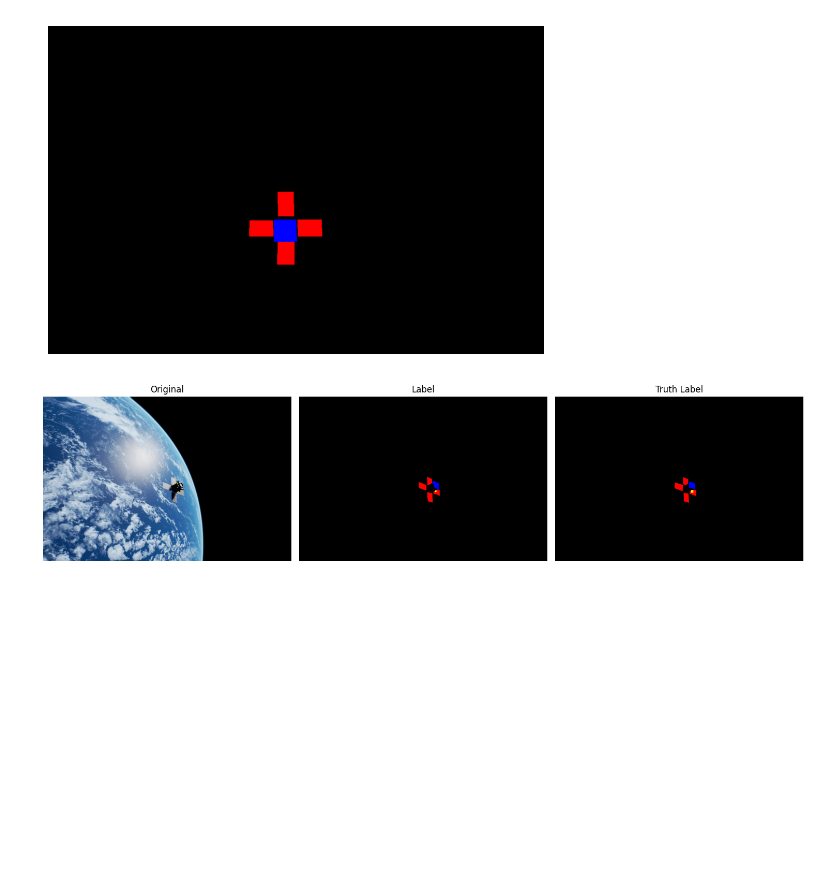
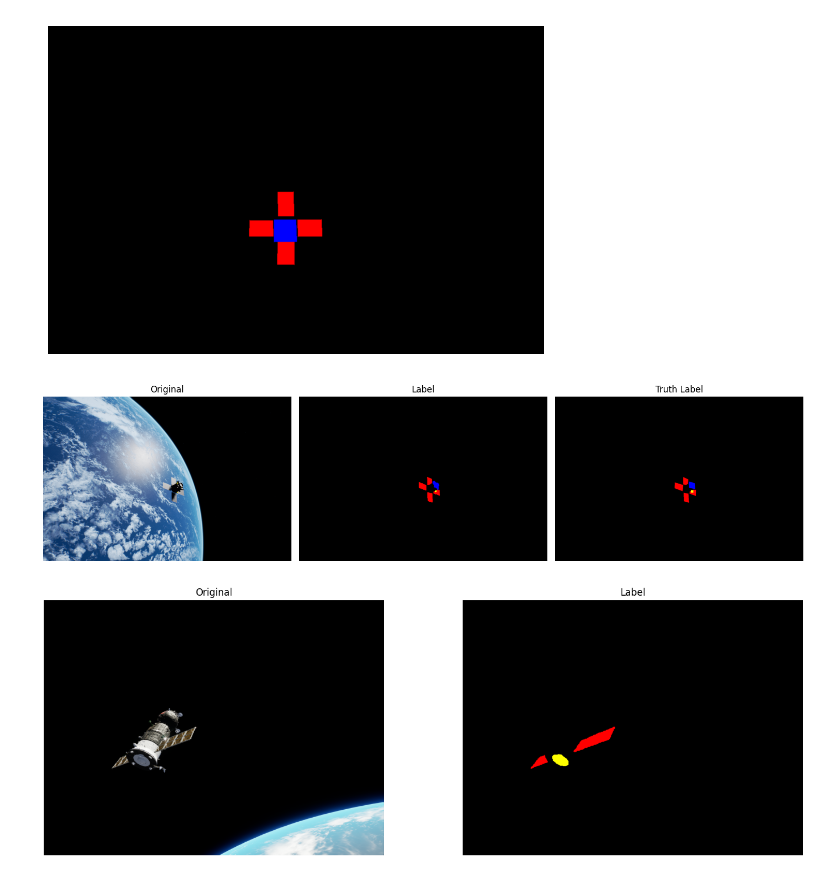
Before and after one commit to CloudDragonGong/ultralytics-Satellite, a Jupyter notebook: pythonProject1/UESD.ipynb, the cells around one changed output. Saved outputs shown, nothing was run; the diff lists cells and outputs as text; code cells hidden in the pictures; blank space fills up the shorter version.

```diff
--- a/pythonProject1/UESD.ipynb
+++ b/pythonProject1/UESD.ipynb
@@ -90,3 +90,16 @@ plt.tight_layout()
 plt.show()
 # %% [output]
 [figure]
+# %%
+image_ori = Image.open('/Volumes/My Passport/dataset/URSO/test/images/20_rgb.png')
+image_lab = convert_to_rgb('/Volumes/My Passport/dataset/URSO/test/sam_labels_mask/20_rgb.png')
+images = [image_ori, image_lab]
+fig, axes = plt.subplots(1, 2, figsize=(15, 5))
+for ax, img, title in zip(axes, images, titles):
+    ax.imshow(img)
+    ax.set_title(title)
+    ax.axis('off')
+plt.tight_layout()
+plt.show()
+# %% [output]
+[figure, added]
```
Also changed, not shown: parts of 1 cell of this notebook, 5 other files.
